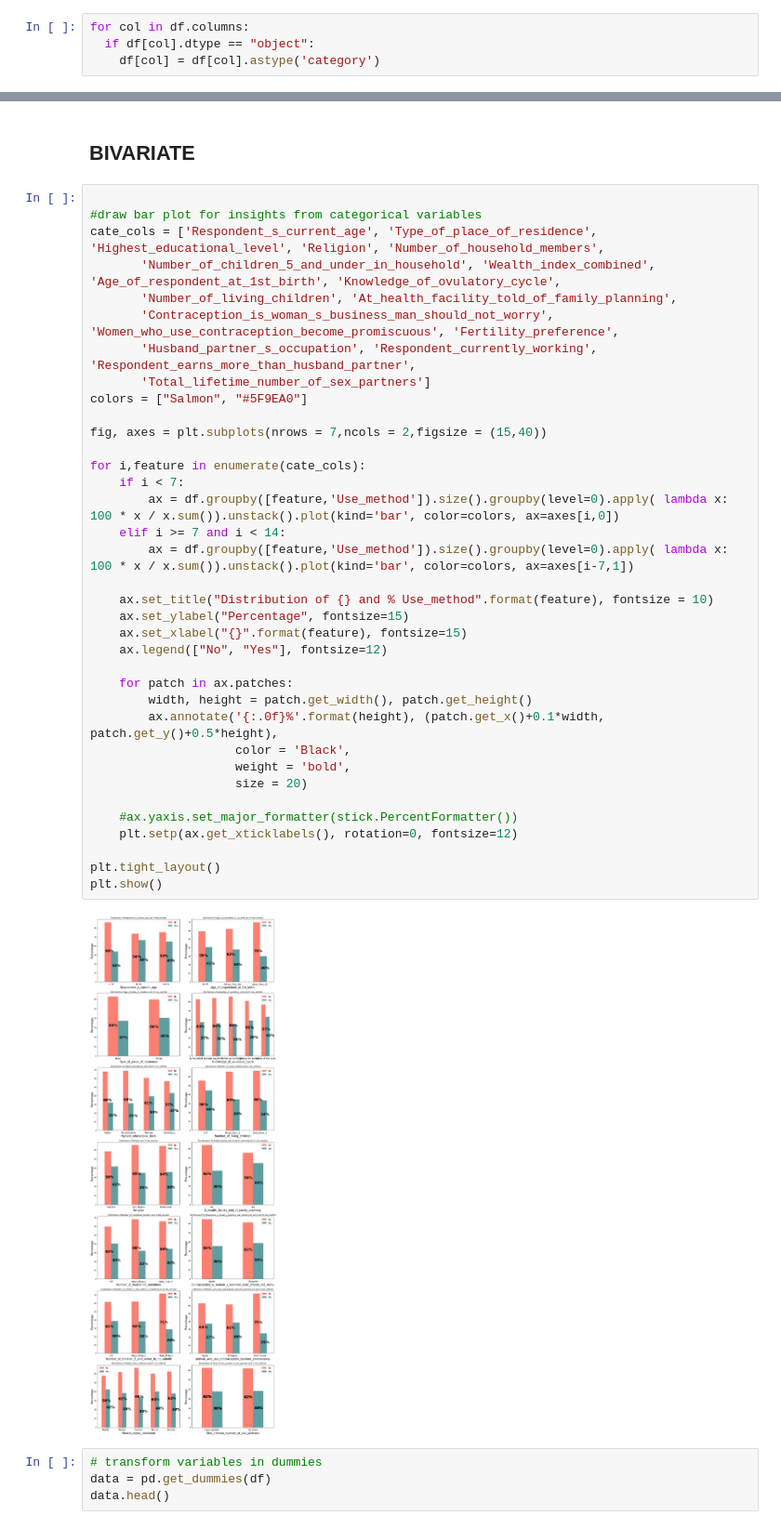
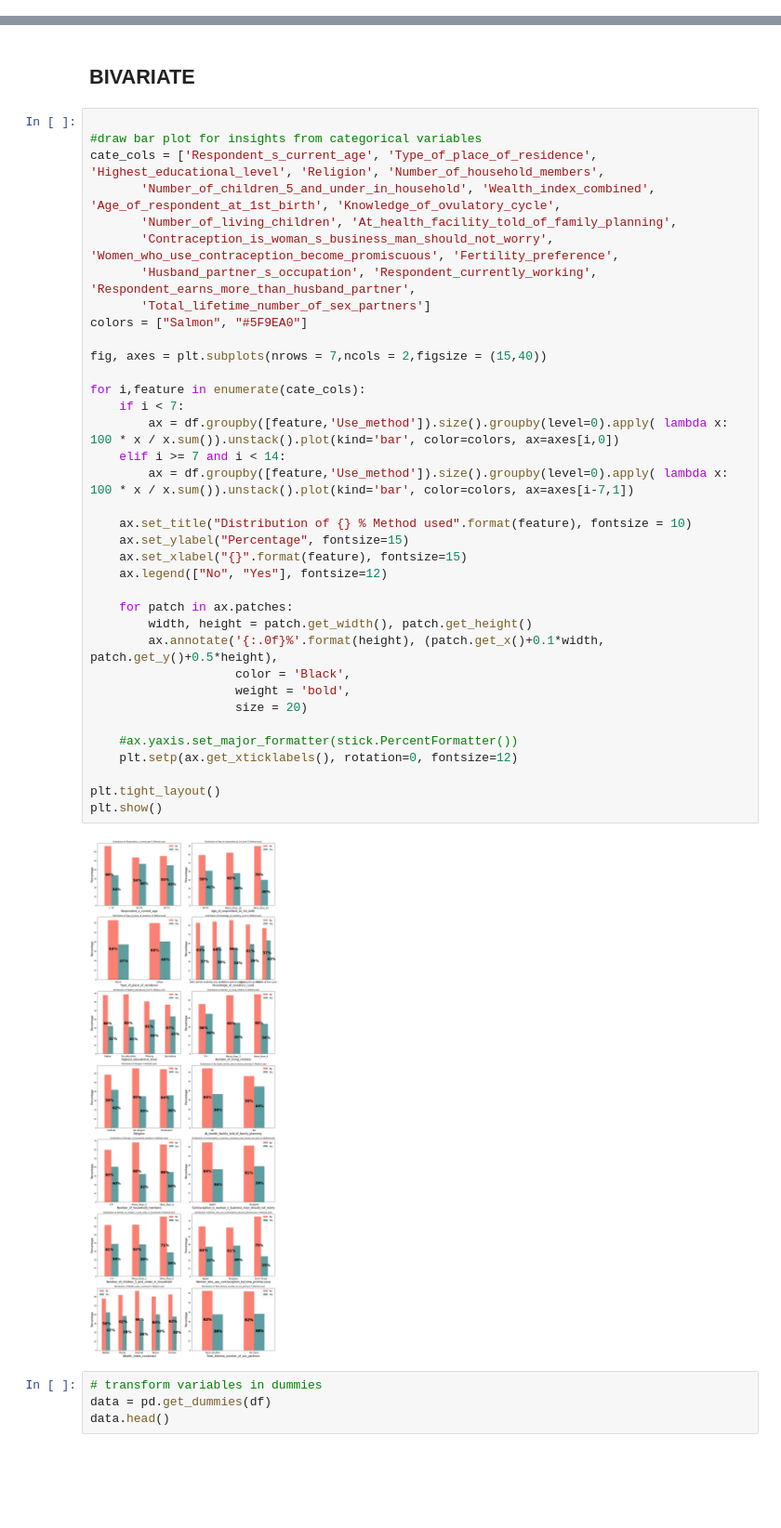
Before and after one commit to MMasson1988/Capstone-s-Project, a Jupyter notebook: Ben_Project.ipynb, the cells around one changed output, grey strips where cells are left out. Shown at 93% size. Cells and saved outputs as stored; diff of their text form; blank space fills up the shorter version.

```diff
--- a/Ben_Project.ipynb
+++ b/Ben_Project.ipynb
@@ -765,4 +843,0 @@ Index(['Respondent_s_current_age', 'Region', 'Type_of_place_of_residence', 'High
-# %%
-for col in df.columns:
-  if df[col].dtype == "object":
-    df[col] = df[col].astype('category')
@@ -797,35 +852,35 @@ cate_cols = ['Respondent_s_current_age', 'Type_of_place_of_residence', 'Highest_
        'Contraception_is_woman_s_business_man_should_not_worry', 'Women_who_use_contraception_become_promiscuous', 'Fertility_preference',
        'Husband_partner_s_occupation', 'Respondent_currently_working', 'Respondent_earns_more_than_husband_partner',
        'Total_lifetime_number_of_sex_partners']
 colors = ["Salmon", "#5F9EA0"]
 
 fig, axes = plt.subplots(nrows = 7,ncols = 2,figsize = (15,40))
 
 for i,feature in enumerate(cate_cols):
     if i < 7:
         ax = df.groupby([feature,'Use_method']).size().groupby(level=0).apply( lambda x: 100 * x / x.sum()).unstack().plot(kind='bar', color=colors, ax=axes[i,0])
     elif i >= 7 and i < 14:
         ax = df.groupby([feature,'Use_method']).size().groupby(level=0).apply( lambda x: 100 * x / x.sum()).unstack().plot(kind='bar', color=colors, ax=axes[i-7,1])
 
-    ax.set_title("Distribution of {} and % Use_method".format(feature), fontsize = 10)
+    ax.set_title("Distribution of {} % Method used".format(feature), fontsize = 10)
     ax.set_ylabel("Percentage", fontsize=15)
     ax.set_xlabel("{}".format(feature), fontsize=15)
     ax.legend(["No", "Yes"], fontsize=12)
 
     for patch in ax.patches:
         width, height = patch.get_width(), patch.get_height()
         ax.annotate('{:.0f}%'.format(height), (patch.get_x()+0.1*width, patch.get_y()+0.5*height),
                     color = 'Black',
                     weight = 'bold',
                     size = 20)
 
     #ax.yaxis.set_major_formatter(stick.PercentFormatter())
     plt.setp(ax.get_xticklabels(), rotation=0, fontsize=12)
 
 plt.tight_layout()
 plt.show()
 # %% [output]
-[figure, old version]
+[figure, new version]
 # %%
 # transform variables in dummies
 data = pd.get_dummies(df)
```
Also changed, not shown: parts of 85 cells of this notebook.
